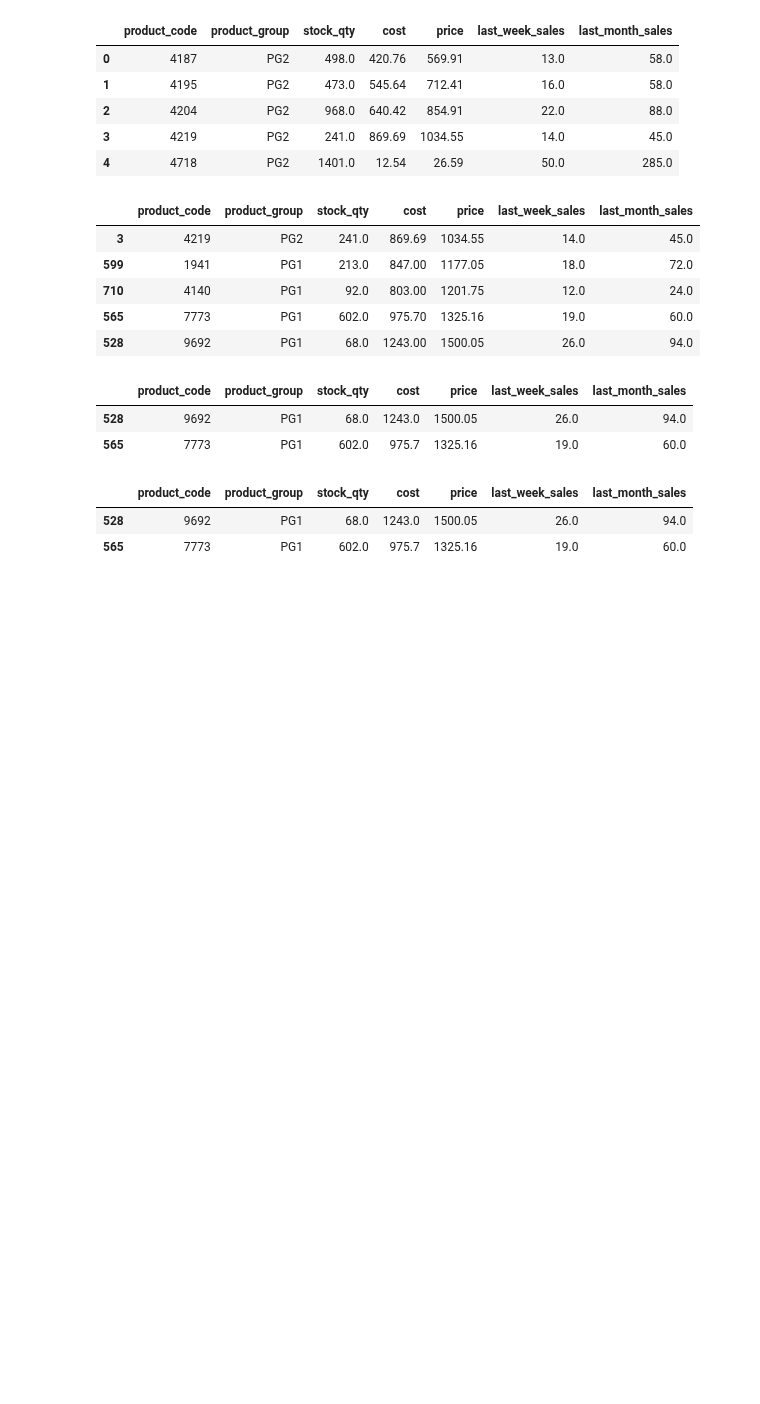
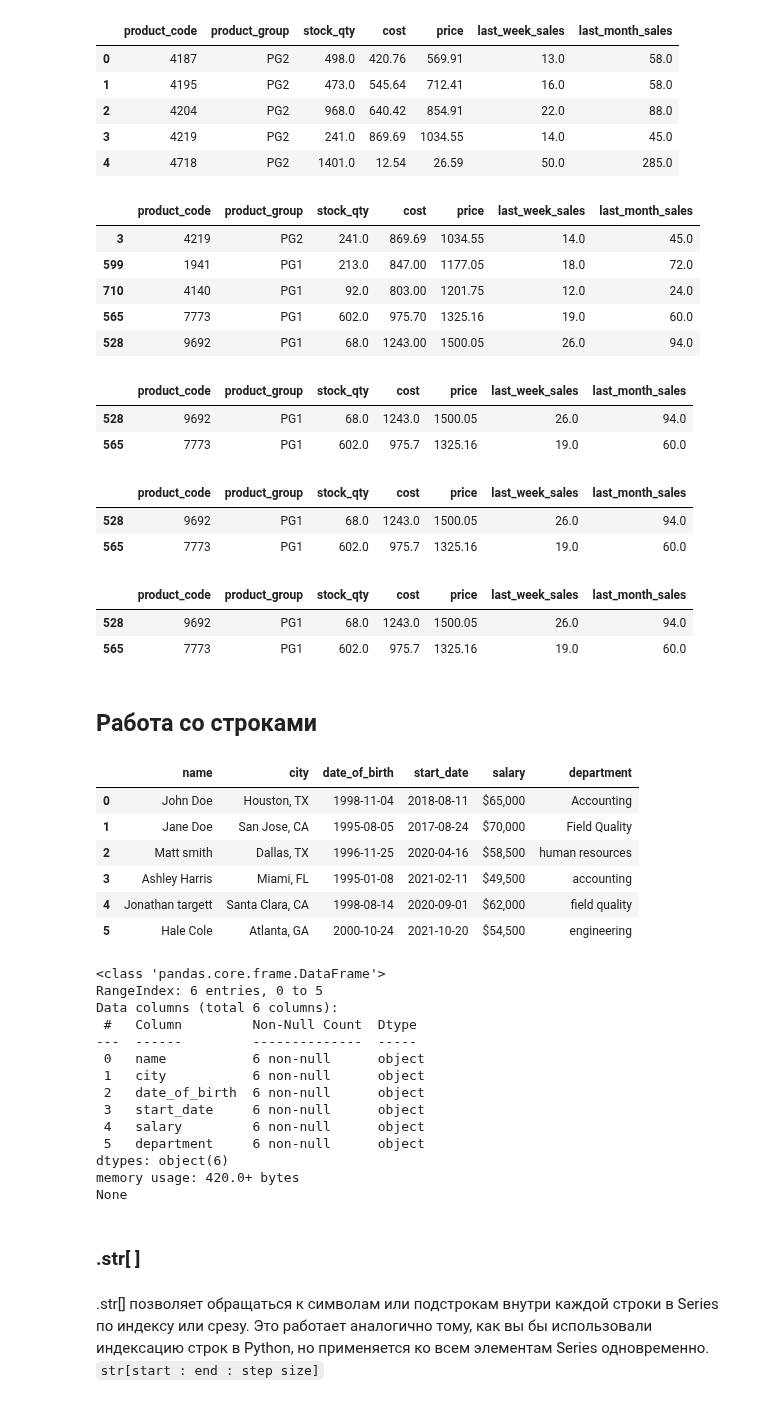
Before and after one commit to Korablinr54/Python, a Jupyter notebook: Pandas/Pandas.ipynb, the cells around one changed output. Cells and saved outputs as stored; diff of their text form; code cells hidden in the pictures; blank space fills up the shorter version.

````diff
--- a/Pandas/Pandas.ipynb
+++ b/Pandas/Pandas.ipynb
@@ -664,3 +649,46 @@ display(raw_data.query('product_code == 9692 or product_code == 7773').head())
 |  | product_code | product_group | stock_qty | cost | price | last_week_sales | last_month_sales |
 | 528 | 9692 | PG1 | 68.0 | 1243.0 | 1500.05 | 26.0 | 94.0 |
 | 565 | 7773 | PG1 | 602.0 | 975.7 | 1325.16 | 19.0 | 60.0 |
+# %%
+# попробуем выполнить фильтрация по списку
+display(raw_data.query('product_code in [9692, 7773]').head())
+# %% [output]
+|  | product_code | product_group | stock_qty | cost | price | last_week_sales | last_month_sales |
+| 528 | 9692 | PG1 | 68.0 | 1243.0 | 1500.05 | 26.0 | 94.0 |
+| 565 | 7773 | PG1 | 602.0 | 975.7 | 1325.16 | 19.0 | 60.0 |
+# %% [markdown]
+## Работа со строками
+# %%
+# взглянем на датасет
+staff = pd.read_csv('datasets/staff.csv')
+display(staff)
+
+# выведем основную информацию о датасете
+print(staff.info())
+# %% [output]
+|  | name | city | date_of_birth | start_date | salary | department |
+| 0 | John Doe | Houston, TX | 1998-11-04 | 2018-08-11 | $65,000 | Accounting |
+| 1 | Jane Doe | San Jose, CA | 1995-08-05 | 2017-08-24 | $70,000 | Field Quality |
+| 2 | Matt smith | Dallas, TX | 1996-11-25 | 2020-04-16 | $58,500 | human resources |
+| 3 | Ashley Harris | Miami, FL | 1995-01-08 | 2021-02-11 | $49,500 | accounting |
+| 4 | Jonathan targett | Santa Clara, CA | 1998-08-14 | 2020-09-01 | $62,000 | field quality |
+| 5 | Hale Cole | Atlanta, GA | 2000-10-24 | 2021-10-20 | $54,500 | engineering |
+<class 'pandas.core.frame.DataFrame'>
+RangeIndex: 6 entries, 0 to 5
+Data columns (total 6 columns):
+ #   Column         Non-Null Count  Dtype
+---  ------         --------------  -----
+ 0   name           6 non-null      object
+ 1   city           6 non-null      object
+ 2   date_of_birth  6 non-null      object
+ 3   start_date     6 non-null      object
+ 4   salary         6 non-null      object
+ 5   department     6 non-null      object
+dtypes: object(6)
+memory usage: 420.0+ bytes
+None
+# %% [markdown]
+### .str[ ]
+# %% [markdown]
+.str[] позволяет обращаться к символам или подстрокам внутри каждой строки в Series по индексу или срезу. Это работает аналогично тому, как вы бы использовали индексацию строк в Python, но применяется ко всем элементам Series одновременно.
+```str[start : end : step size]```
````
Also changed, not shown: parts of 11 cells of this notebook, 1 other file.
